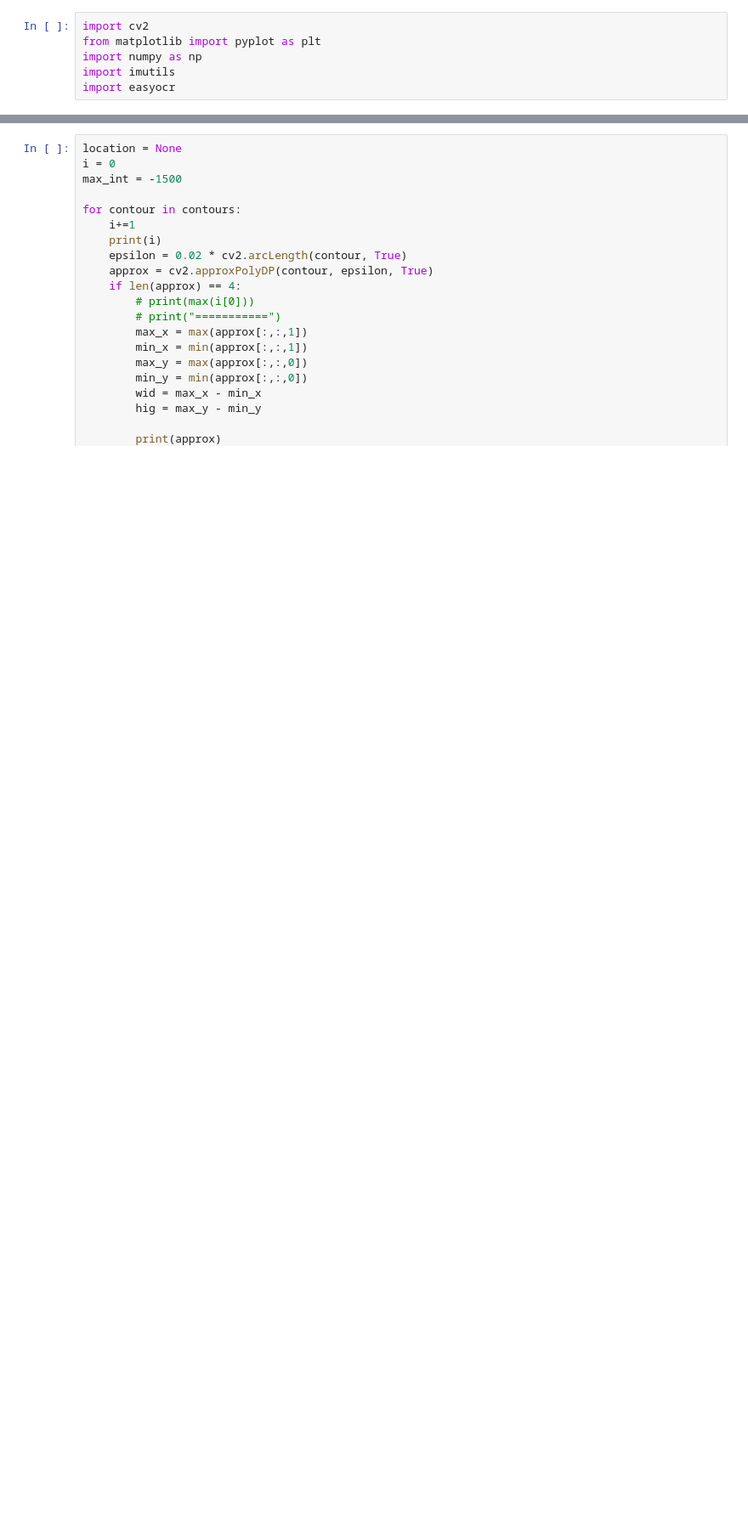
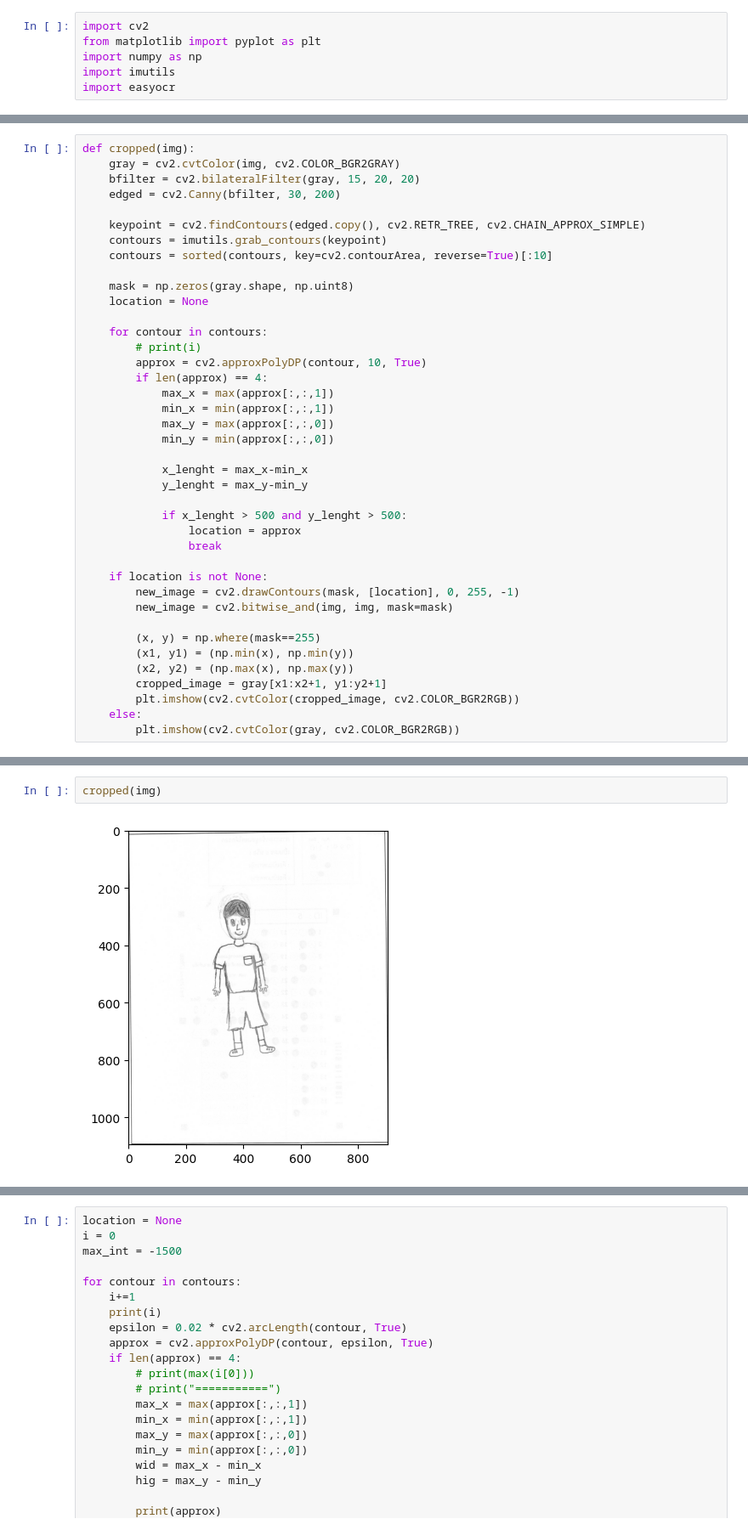
Before and after one commit to Marinku099/Sci-project-m5, a Jupyter notebook: detect-test.ipynb, the cells around one changed output, grey strips where cells are left out. Shown: that part at 85% size. Drawn from its saved outputs; the diff is of its cells as text; blank space fills up the shorter version.

```diff
--- a/detect-test.ipynb
+++ b/detect-test.ipynb
@@ -12,0 +9,40 @@ img = img[1600: , 100:500]
+# %%
+def cropped(img):
+    gray = cv2.cvtColor(img, cv2.COLOR_BGR2GRAY)
+    bfilter = cv2.bilateralFilter(gray, 15, 20, 20)
+    edged = cv2.Canny(bfilter, 30, 200)
+
+    keypoint = cv2.findContours(edged.copy(), cv2.RETR_TREE, cv2.CHAIN_APPROX_SIMPLE)
+    contours = imutils.grab_contours(keypoint)
+    contours = sorted(contours, key=cv2.contourArea, reverse=True)[:10]
+
+    mask = np.zeros(gray.shape, np.uint8)
+    location = None
+
+    for contour in contours:
+        # print(i)
+        approx = cv2.approxPolyDP(contour, 10, True)
+        if len(approx) == 4:
+            max_x = max(approx[:,:,1])
+            min_x = min(approx[:,:,1])
+            max_y = max(approx[:,:,0])
+            min_y = min(approx[:,:,0])
+
+            x_lenght = max_x-min_x
+            y_lenght = max_y-min_y
+
+            if x_lenght > 500 and y_lenght > 500:
+                location = approx
+                break
+
+    if location is not None:
+        new_image = cv2.drawContours(mask, [location], 0, 255, -1)
+        new_image = cv2.bitwise_and(img, img, mask=mask)
+
+        (x, y) = np.where(mask==255)
+        (x1, y1) = (np.min(x), np.min(y))
+        (x2, y2) = (np.max(x), np.max(y))
+        cropped_image = gray[x1:x2+1, y1:y2+1]
+        plt.imshow(cv2.cvtColor(cropped_image, cv2.COLOR_BGR2RGB))
+    else:
+        plt.imshow(cv2.cvtColor(gray, cv2.COLOR_BGR2RGB))
@@ -13,3 +51,7 @@ img = img[1600: , 100:500]
+# %%
+cropped(img)
+# %% [output]
+[figure, added]
 # %%
 
 
```
Also changed, not shown: parts of 6 cells of this notebook, 1 other file.
